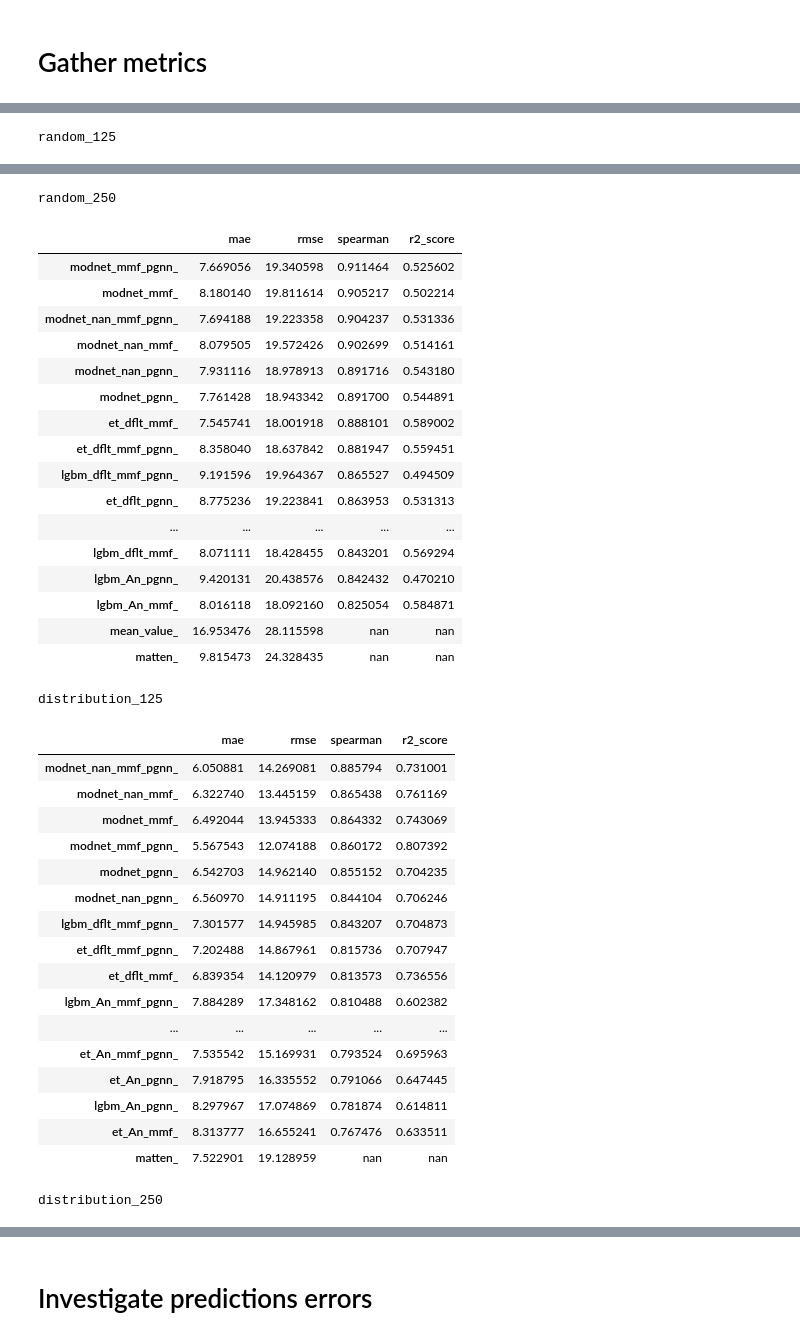
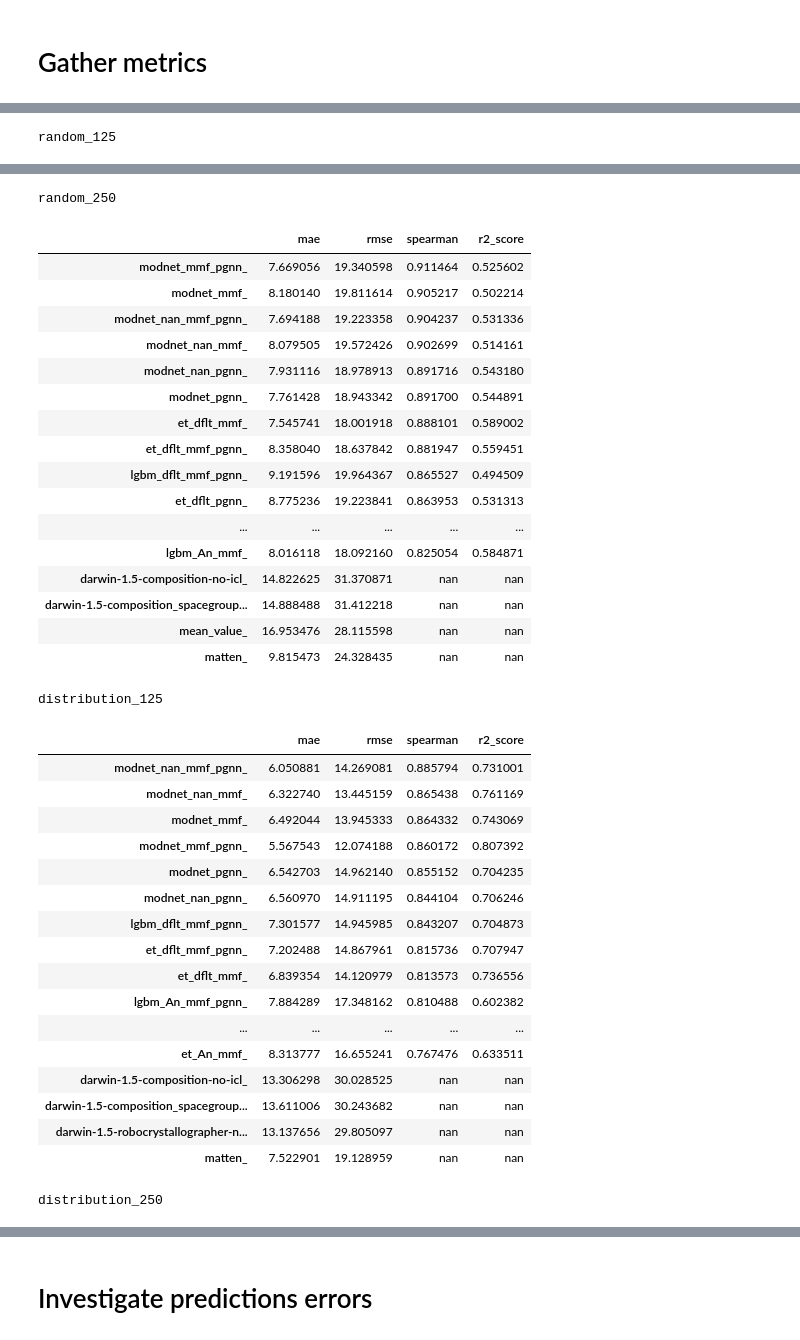
Before and after one commit to modl-uclouvain/shg-ml-benchmarks, a Jupyter notebook: benchmarks/results_stats/generate_stats.ipynb, the cells around one changed output, grey strips where cells are left out. Drawn from its saved outputs; the diff is of its cells as text; code cells hidden in the pictures.

Commit message:
slight tweak to handle claude and darwin

```diff
--- a/benchmarks/results_stats/generate_stats.ipynb
+++ b/benchmarks/results_stats/generate_stats.ipynb
@@ -108,7 +108,12 @@ for split in ["random_125", "random_250", "distribution_125", "distribution_250"
     df_tmp = df_results.filter(indexes, axis=0)
     new_index = []
     for i in df_tmp.index:
-        new_index.append(i.replace(split, "").replace("__", "_"))
+        tmp = i.replace(split, "").replace("__", "_")
+        splitted_tmp = tmp.split("_")
+        if splitted_tmp[0] in splitted_tmp[1]: # Which is the case for claude and darwin
+            tmp = tmp.split(splitted_tmp[0]+"_")[1]
+
+        new_index.append(tmp)
     df_tmp.index = new_index
     df_tmp = df_tmp.sort_values(by="spearman", ascending=False)
 
@@ -152,39 +157,39 @@ random_125
 | matten_ | 9.997367 | 25.644691 | nan | nan |
 random_250
 |  | mae | rmse | spearman | r2_score |
 | modnet_mmf_pgnn_ | 7.669056 | 19.340598 | 0.911464 | 0.525602 |
 | modnet_mmf_ | 8.180140 | 19.811614 | 0.905217 | 0.502214 |
 | modnet_nan_mmf_pgnn_ | 7.694188 | 19.223358 | 0.904237 | 0.531336 |
 | modnet_nan_mmf_ | 8.079505 | 19.572426 | 0.902699 | 0.514161 |
 | modnet_nan_pgnn_ | 7.931116 | 18.978913 | 0.891716 | 0.543180 |
 | modnet_pgnn_ | 7.761428 | 18.943342 | 0.891700 | 0.544891 |
 | et_dflt_mmf_ | 7.545741 | 18.001918 | 0.888101 | 0.589002 |
 | et_dflt_mmf_pgnn_ | 8.358040 | 18.637842 | 0.881947 | 0.559451 |
 | lgbm_dflt_mmf_pgnn_ | 9.191596 | 19.964367 | 0.865527 | 0.494509 |
 | et_dflt_pgnn_ | 8.775236 | 19.223841 | 0.863953 | 0.531313 |
 | ... | ... | ... | ... | ... |
-| lgbm_dflt_mmf_ | 8.071111 | 18.428455 | 0.843201 | 0.569294 |
-| lgbm_An_pgnn_ | 9.420131 | 20.438576 | 0.842432 | 0.470210 |
 | lgbm_An_mmf_ | 8.016118 | 18.092160 | 0.825054 | 0.584871 |
+| darwin-1.5-composition-no-icl_ | 14.822625 | 31.370871 | nan | nan |
+| darwin-1.5-composition_spacegroup... | 14.888488 | 31.412218 | nan | nan |
 | mean_value_ | 16.953476 | 28.115598 | nan | nan |
 | matten_ | 9.815473 | 24.328435 | nan | nan |
 distribution_125
 |  | mae | rmse | spearman | r2_score |
 | modnet_nan_mmf_pgnn_ | 6.050881 | 14.269081 | 0.885794 | 0.731001 |
 | modnet_nan_mmf_ | 6.322740 | 13.445159 | 0.865438 | 0.761169 |
 | modnet_mmf_ | 6.492044 | 13.945333 | 0.864332 | 0.743069 |
 | modnet_mmf_pgnn_ | 5.567543 | 12.074188 | 0.860172 | 0.807392 |
 | modnet_pgnn_ | 6.542703 | 14.962140 | 0.855152 | 0.704235 |
 | modnet_nan_pgnn_ | 6.560970 | 14.911195 | 0.844104 | 0.706246 |
 | lgbm_dflt_mmf_pgnn_ | 7.301577 | 14.945985 | 0.843207 | 0.704873 |
 | et_dflt_mmf_pgnn_ | 7.202488 | 14.867961 | 0.815736 | 0.707947 |
 | et_dflt_mmf_ | 6.839354 | 14.120979 | 0.813573 | 0.736556 |
 | lgbm_An_mmf_pgnn_ | 7.884289 | 17.348162 | 0.810488 | 0.602382 |
 | ... | ... | ... | ... | ... |
-| et_An_mmf_pgnn_ | 7.535542 | 15.169931 | 0.793524 | 0.695963 |
-| et_An_pgnn_ | 7.918795 | 16.335552 | 0.791066 | 0.647445 |
-| lgbm_An_pgnn_ | 8.297967 | 17.074869 | 0.781874 | 0.614811 |
 | et_An_mmf_ | 8.313777 | 16.655241 | 0.767476 | 0.633511 |
+| darwin-1.5-composition-no-icl_ | 13.306298 | 30.028525 | nan | nan |
+| darwin-1.5-composition_spacegroup... | 13.611006 | 30.243682 | nan | nan |
+| darwin-1.5-robocrystallographer-n... | 13.137656 | 29.805097 | nan | nan |
 | matten_ | 7.522901 | 19.128959 | nan | nan |
 distribution_250
 |  | mae | rmse | spearman | r2_score |
```
Also changed, not shown: parts of 3 cells of this notebook.
